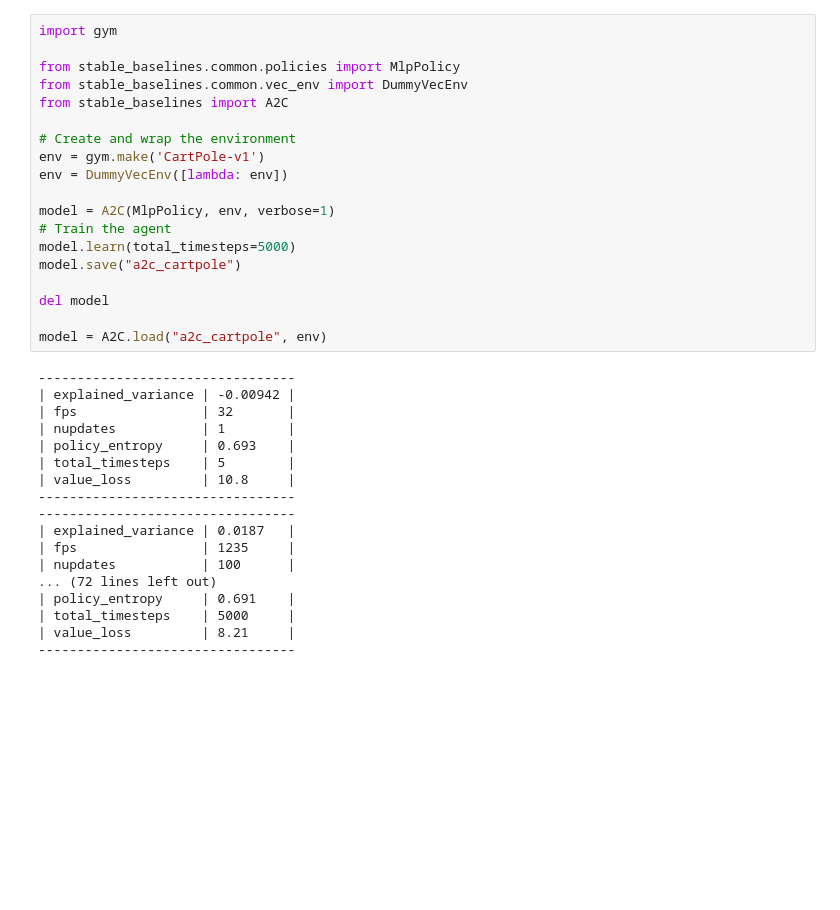
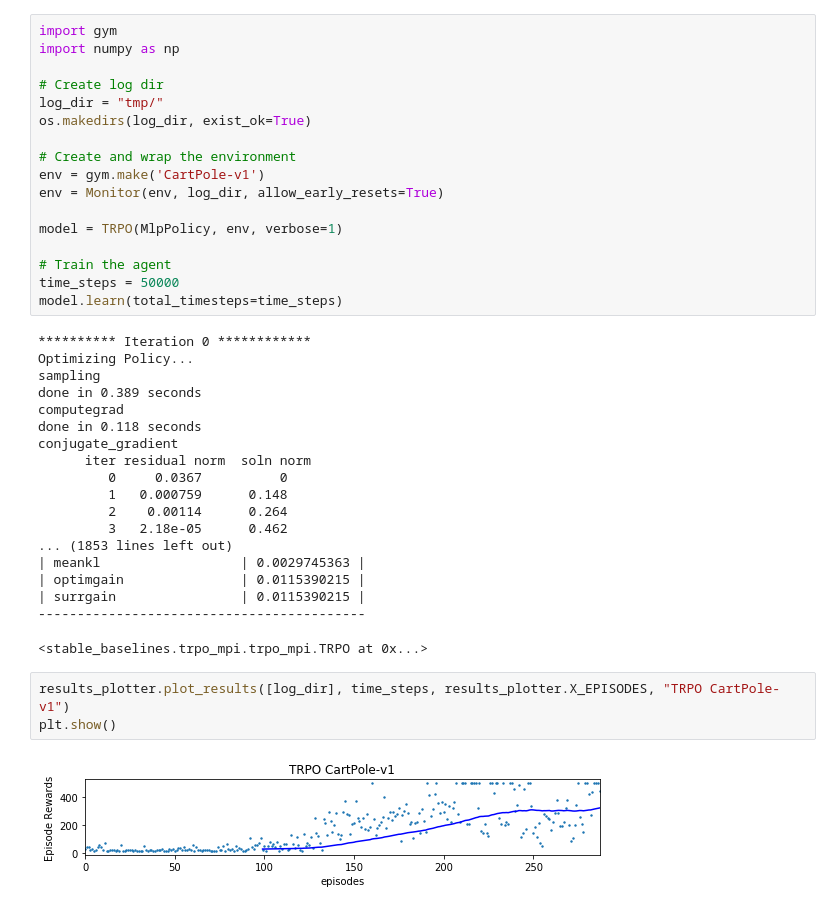
Before and after one commit to kadysongbb/dr-trpo, a Jupyter notebook: classic_control/train_baseline.ipynb, the cells around one changed output. Saved outputs shown, nothing was run; the diff lists cells and outputs as text; blank space fills up the shorter version.

```diff
--- a/classic_control/train_baseline.ipynb
+++ b/classic_control/train_baseline.ipynb
@@ -33,37 +11,41 @@ conjugate_gradient
 # %%
 import gym
+import numpy as np
 
-from stable_baselines.common.policies import MlpPolicy
-from stable_baselines.common.vec_env import DummyVecEnv
-from stable_baselines import A2C
+# Create log dir
+log_dir = "tmp/"
+os.makedirs(log_dir, exist_ok=True)
 
 # Create and wrap the environment
 env = gym.make('CartPole-v1')
-env = DummyVecEnv([lambda: env])
+env = Monitor(env, log_dir, allow_early_resets=True)
 
-model = A2C(MlpPolicy, env, verbose=1)
+model = TRPO(MlpPolicy, env, verbose=1)
+
 # Train the agent
-model.learn(total_timesteps=5000)
-model.save("a2c_cartpole")
-
-del model
-
-model = A2C.load("a2c_cartpole", env)
+time_steps = 50000
+model.learn(total_timesteps=time_steps)
 # %% [output]
----------------------------------
-| explained_variance | -0.00942 |
-| fps                | 32       |
-| nupdates           | 1        |
-| policy_entropy     | 0.693    |
-| total_timesteps    | 5        |
-| value_loss         | 10.8     |
----------------------------------
----------------------------------
-| explained_variance | 0.0187   |
-| fps                | 1235     |
-| nupdates           | 100      |
-... (72 lines left out)
-| policy_entropy     | 0.691    |
-| total_timesteps    | 5000     |
-| value_loss         | 8.21     |
----------------------------------
+********** Iteration 0 ************
+Optimizing Policy...
+sampling
+done in 0.389 seconds
+computegrad
+done in 0.118 seconds
+conjugate_gradient
+      iter residual norm  soln norm
+         0     0.0367          0
+         1   0.000759      0.148
+         2    0.00114      0.264
+         3   2.18e-05      0.462
+... (1853 lines left out)
+| meankl                  | 0.0029745363 |
+| optimgain               | 0.0115390215 |
+| surrgain                | 0.0115390215 |
+------------------------------------------
+<stable_baselines.trpo_mpi.trpo_mpi.TRPO at 0x...>
+# %%
+results_plotter.plot_results([log_dir], time_steps, results_plotter.X_EPISODES, "TRPO CartPole-v1")
+plt.show()
+# %% [output]
+[figure, added]
```
Also changed, not shown: parts of 2 cells of this notebook, 2 other files.
